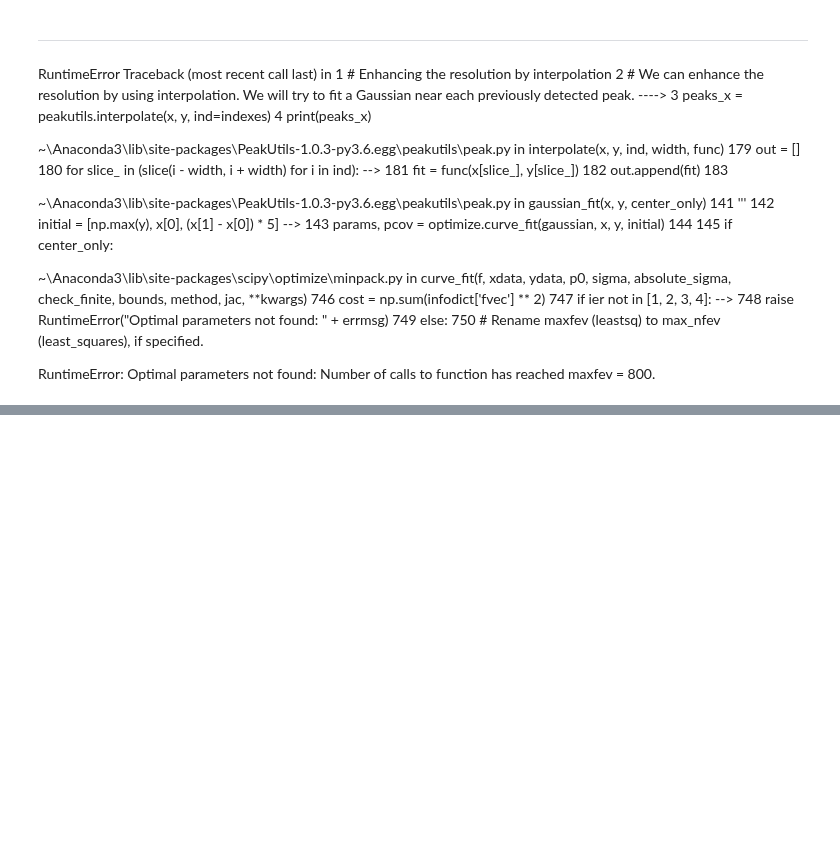
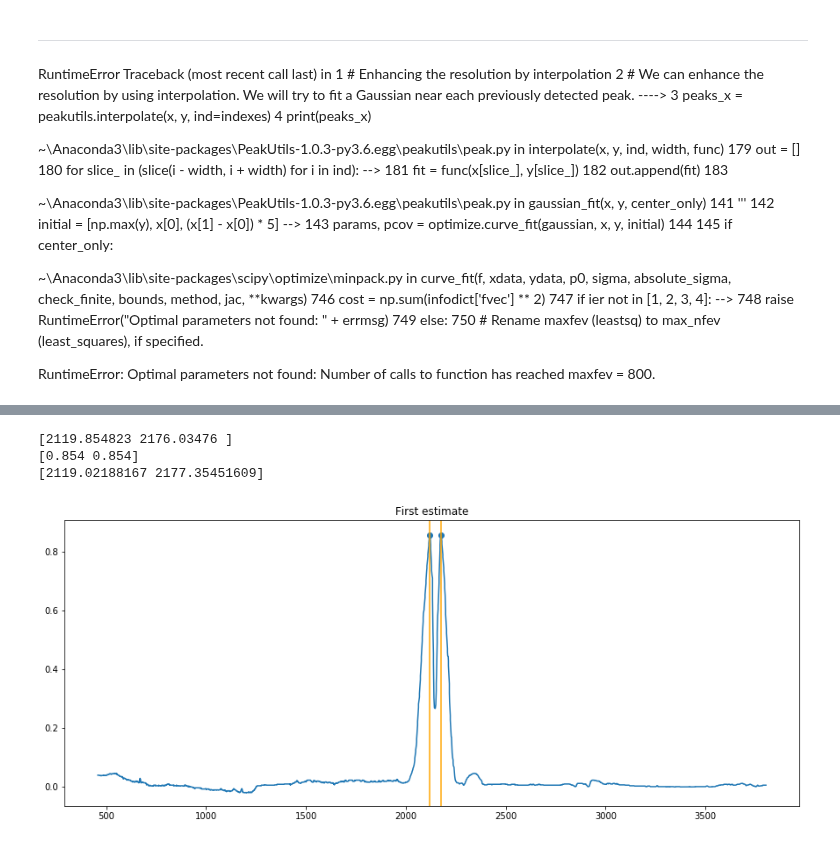
Before and after one commit to raman-noodles/Raman-noodles, a Jupyter notebook: Explore_Dev/Peak_utils_test.ipynb, the cells around one changed output, grey strips where cells are left out. Cells and saved outputs as stored; diff of their text form; code cells hidden in the pictures; blank space fills up the shorter version.

```diff
--- a/Explore_Dev/Peak_utils_test.ipynb
+++ b/Explore_Dev/Peak_utils_test.ipynb
@@ -383,0 +425,6 @@ pyplot.title("Data with baseline removed")
+# %%
+shoyu.initialize_standard_library()
+# import data dict
+shoyu_data_dict = pickle.load(open('raman_spectra/shoyu_data_dict.p', 'rb'))
+sorted(shoyu_data_dict.keys())
+data = shoyu_data_dict['CARBON MONOXIDE']
@@ -383,0 +446,21 @@ pyplot.title("Data with baseline removed")
+# %%
+indexes = peakutils.indexes(data['y'], thres=0.4, min_dist=10)
+plt.figure(figsize=(15,6))
+plt.plot(data['x'], data['y'])
+plt.scatter(data['x'][indexes], data['y'][indexes])
+pyplot.title('First estimate')
+peak_location =data['x'][indexes]
+peak_height = data['y'][indexes]
+print(peak_location)
+print(peak_height)
+# We can enhance the resolution by using interpolation. We will try to fit a Gaussian near each previously detected peak.
+peaks_x = peakutils.interpolate(data['x'], data['y'], ind=indexes)
+print(peaks_x)
+for i in indexes:
+    peak_index = data['x'][i]
+    plt.axvline(x=peak_index, color='orange')
+# %% [output]
+[2119.854823 2176.03476 ]
+[0.854 0.854]
+[2119.02188167 2177.35451609]
+[figure, added]
```
Also changed, not shown: parts of 9 cells of this notebook.
